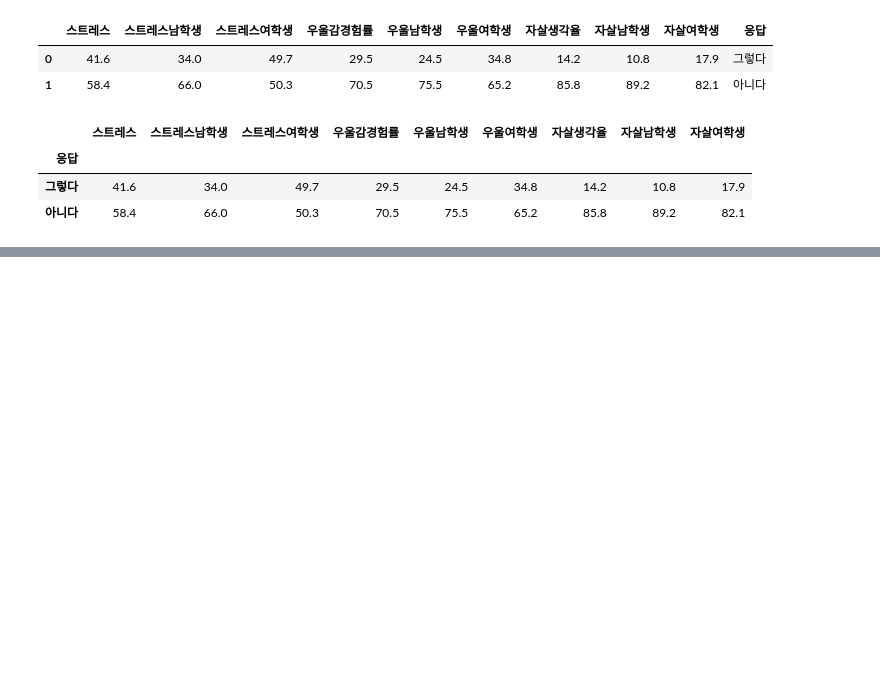
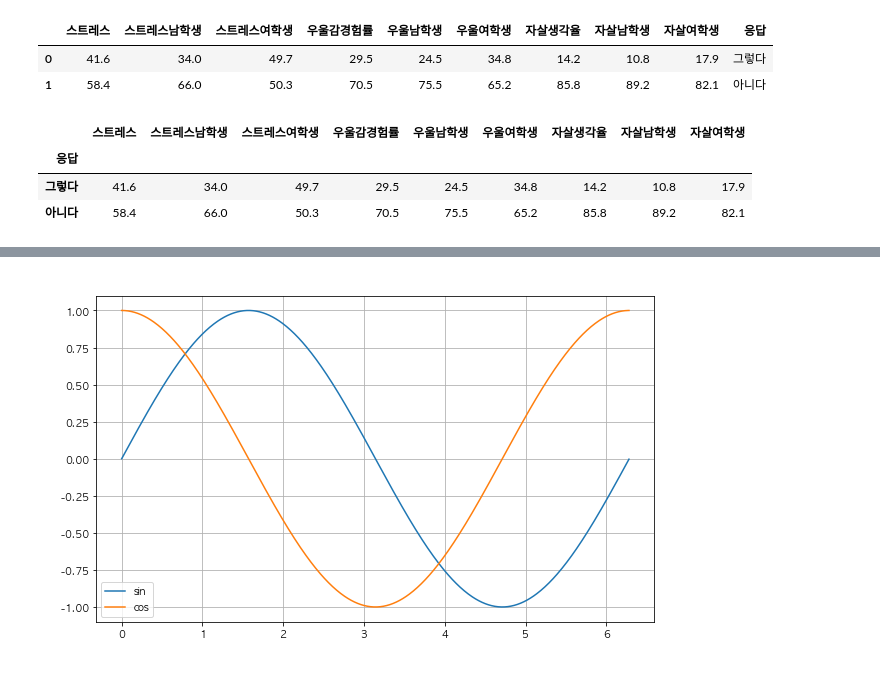
Before and after one commit to mucollabo/anybodyPython, a Jupyter notebook: ch2_teenage_mental.ipynb, the cells around one changed output, grey strips where cells are left out. Cells and saved outputs as stored; diff of their text form; code cells hidden in the pictures; blank space fills up the shorter version.

```diff
--- a/ch2_teenage_mental.ipynb
+++ b/ch2_teenage_mental.ipynb
@@ -295,0 +310,16 @@ raw_data
+# %%
+import numpy as np
+
+t = np.arange(0, 2*np.pi, 0.01)
+
+plt.figure(figsize=(10, 6))
+plt.plot(t, np.sin(t), label='sin')
+plt.plot(t, np.cos(t), label='cos')
+plt.grid()
+plt.legend()
+plt.title('sin', color='white')
+plt.xlabel('sec', color='white')
+plt.ylabel('amplitude', color='white')
+plt.show()
+# %% [output]
+[figure, added]
```
Also changed, not shown: parts of 33 cells of this notebook.
